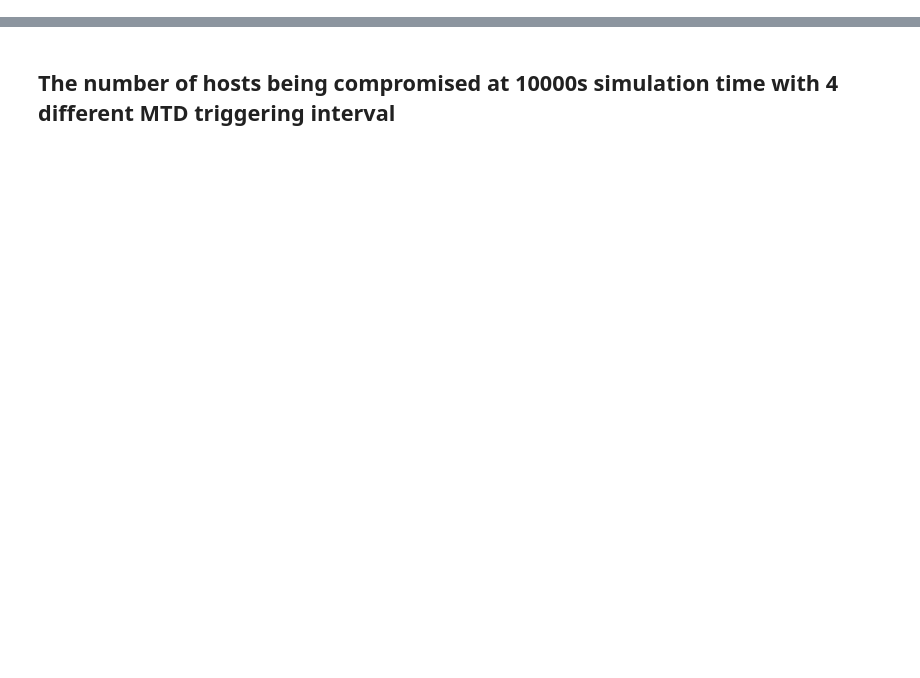
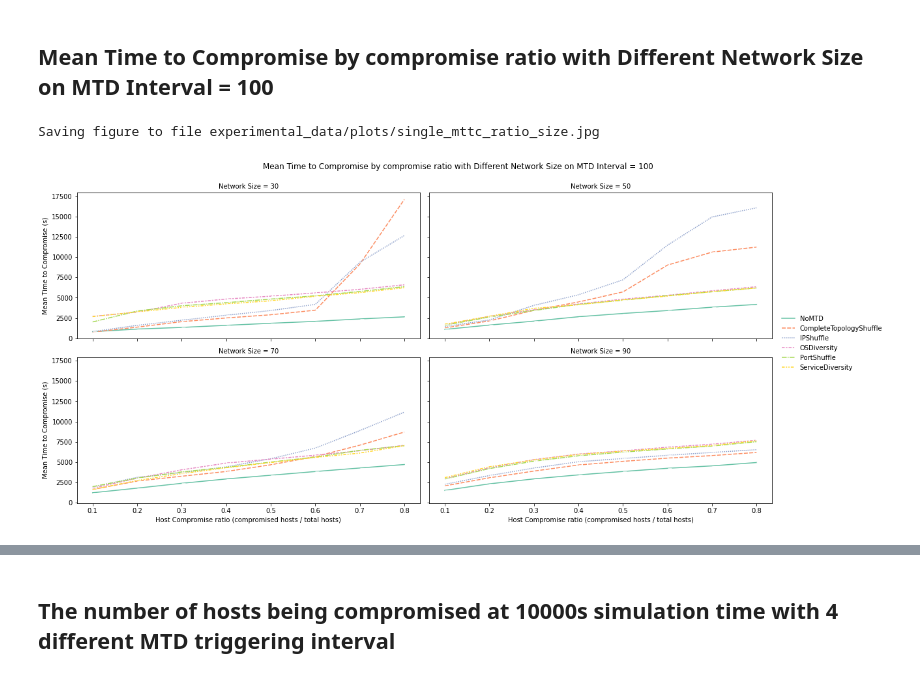
Before and after one commit to yuanyuan2000/MTDGame, a Jupyter notebook: experiments/single_mtd.ipynb, the cells around one changed output, grey strips where cells are left out. Cells and saved outputs as stored; diff of their text form; code cells hidden in the pictures; blank space fills up the shorter version.

```diff
--- a/experiments/single_mtd.ipynb
+++ b/experiments/single_mtd.ipynb
@@ -100,0 +74,15 @@ Saving figure to file experimental_data/single_mtd_sim_mttc.jpg
+# %% [markdown]
+## Mean Time to Compromise by compromise ratio with Different Network Size on MTD Interval = 100
+# %%
+mttc_ratio_size_results = results_avg[results_avg['MTD Interval']==100]
+
+g = sns.FacetGrid(mttc_ratio_size_results, col="Network Size",  col_wrap=2, margin_titles=True, despine=False, height=4, aspect= 2)
+g.map_dataframe(sns.lineplot, x="Host Compromise ratio (compromised hosts / total hosts)", y="Mean Time to Compromise (s)", hue='Name', style='Name', marker=True, palette='Set2')
+g.add_legend()
+g.fig.subplots_adjust(top=0.9)
+g.fig.suptitle('Mean Time to Compromise by compromise ratio with Different Network Size on MTD Interval = 100')
+savefig('experimental_data/plots/single_mttc_ratio_size.jpg')
+plt.show()
+# %% [output]
+Saving figure to file experimental_data/plots/single_mttc_ratio_size.jpg
+[figure, added]
```
Also changed, not shown: parts of 15 cells of this notebook, 48 other files.
